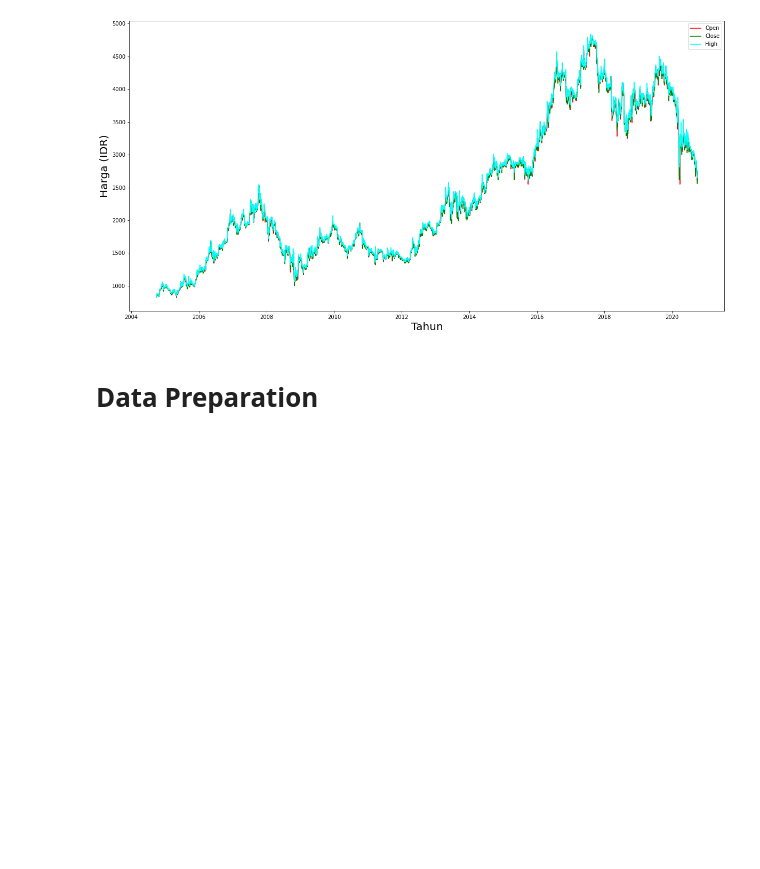
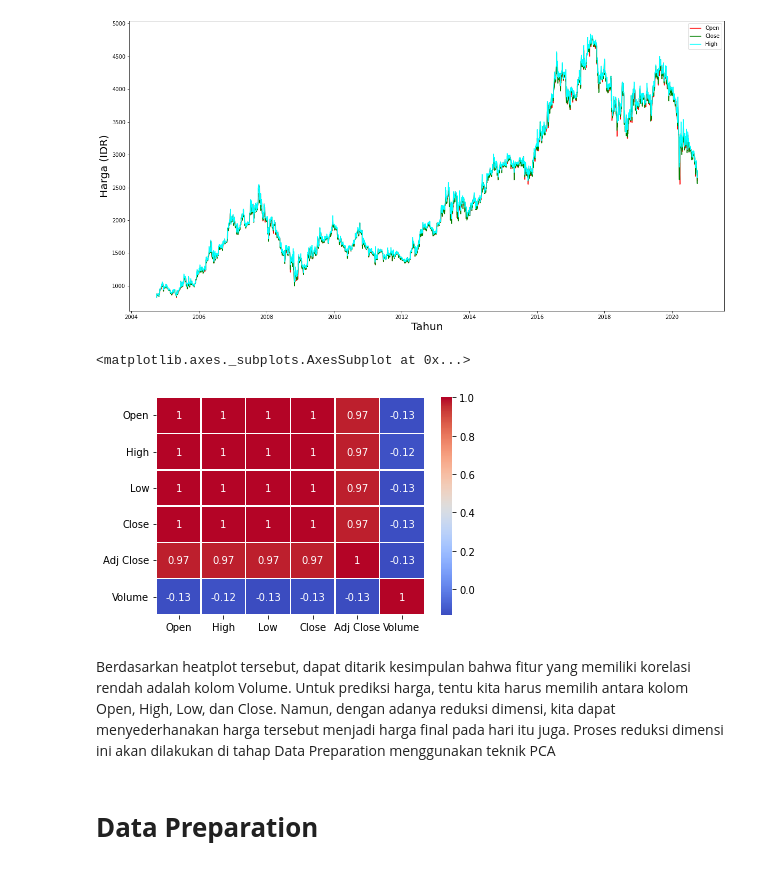
Before and after one commit to ilhamAdhim/TLKM-Stock-Analysis, a Jupyter notebook: Submission_1_MLT.ipynb, the cells around one changed output. Saved outputs shown, nothing was run; the diff lists cells and outputs as text; code cells hidden in the pictures; blank space fills up the shorter version.

```diff
--- a/Submission_1_MLT.ipynb
+++ b/Submission_1_MLT.ipynb
@@ -181,6 +181,15 @@ plt.legend(['Open','Close','High'], loc='upper right')
 # %% [output]
 <matplotlib.legend.Legend at 0x...>
 [figure]
+# %%
+# Correlation between different variables
+corr = df.corr()
+sns.heatmap(data=corr, annot=True, cmap='coolwarm', linewidths=0.5, )
+# %% [output]
+<matplotlib.axes._subplots.AxesSubplot at 0x...>
+[figure, added]
+# %% [markdown]
+Berdasarkan heatplot tersebut, dapat ditarik kesimpulan bahwa fitur yang memiliki korelasi rendah adalah kolom Volume. Untuk prediksi harga, tentu kita harus memilih antara kolom Open, High, Low, dan Close. Namun, dengan adanya reduksi dimensi, kita dapat menyederhanakan harga tersebut menjadi harga final pada hari itu juga.  Proses reduksi dimensi ini akan dilakukan di tahap Data Preparation menggunakan teknik PCA
 # %% [markdown]
 
 # **Data Preparation**
```
Also changed, not shown: parts of 13 cells of this notebook, 4 other files.
